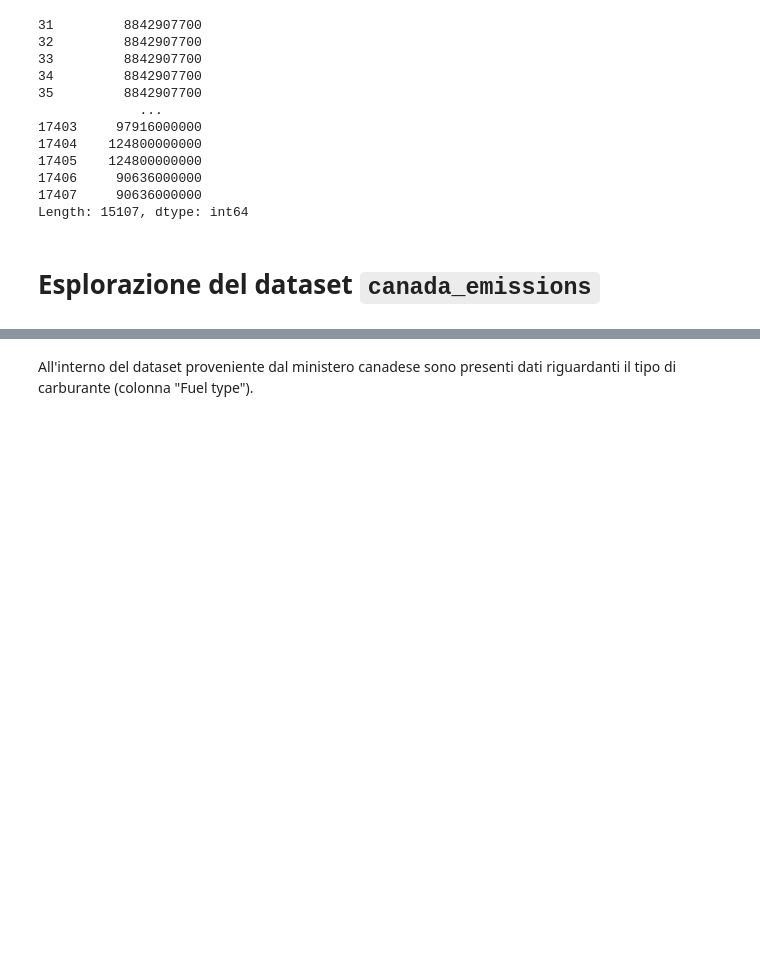
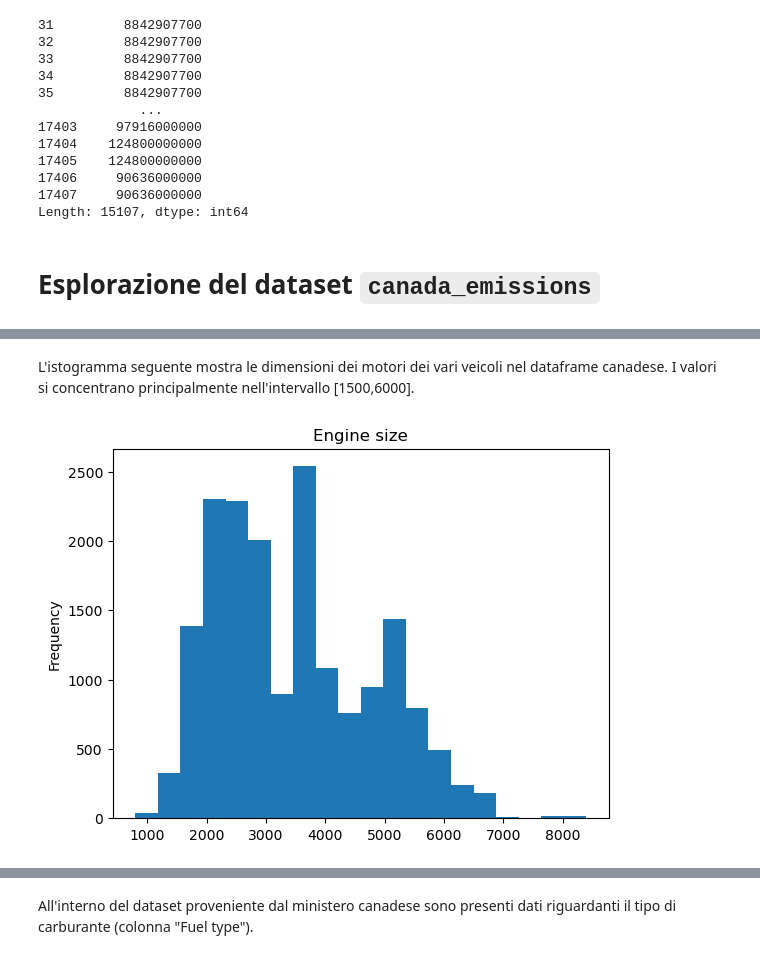
Before and after one commit to francesco-zatto/dia-project, a Jupyter notebook: car_emissions.ipynb, the cells around one changed output, grey strips where cells are left out. Saved outputs shown, nothing was run; the diff lists cells and outputs as text; code cells hidden in the pictures; blank space fills up the shorter version.

```diff
--- a/car_emissions.ipynb
+++ b/car_emissions.ipynb
@@ -90,0 +113,6 @@ Length: 15107, dtype: int64
+# %% [markdown]
+L'istogramma seguente mostra le dimensioni dei motori dei vari veicoli nel dataframe canadese. I valori si concentrano principalmente nell'intervallo [1500,6000].
+# %%
+canada_emissions["Engine_cm3"].plot.hist(bins=20,title="Engine size");
+# %% [output]
+[figure, added]
```
Also changed, not shown: parts of 31 cells of this notebook.
